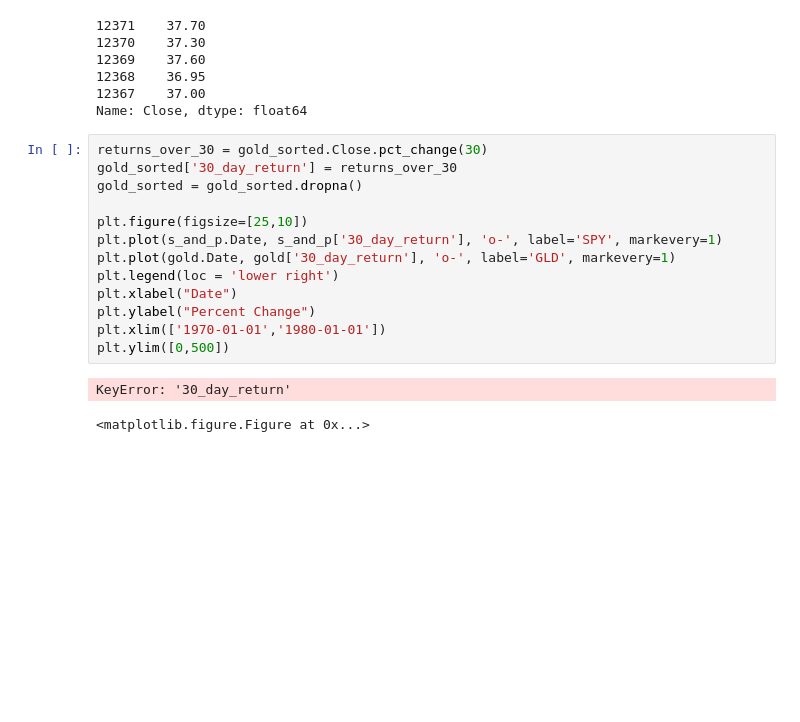
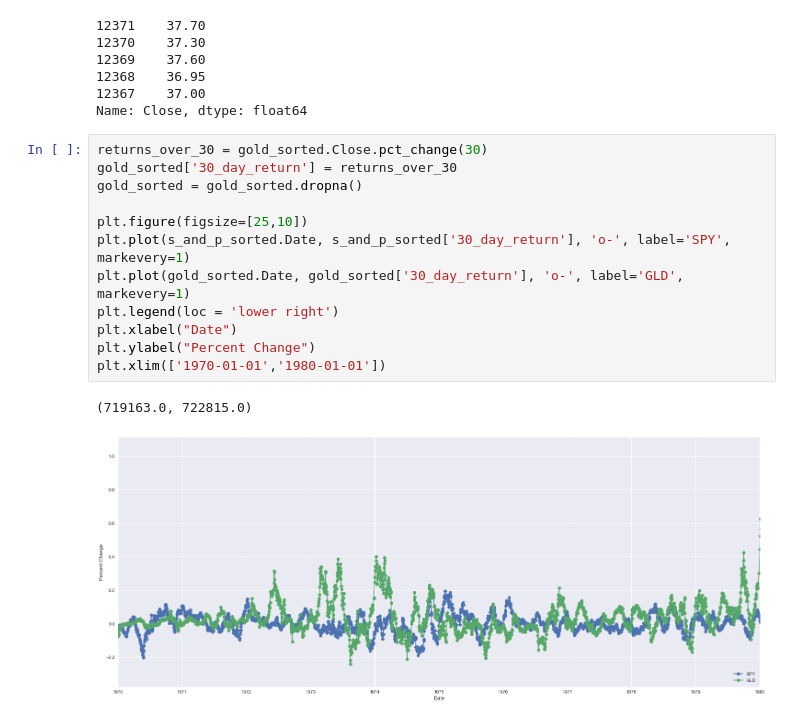
Before and after one commit to parths23/finance-investment-side-projects, a Jupyter notebook: analysis/models/Exploratory Analysis.ipynb, the cells around one changed output. Drawn from its saved outputs; the diff is of its cells as text; blank space fills up the shorter version.

Commit message:
updated graphs of 30 day moving interval

```diff
--- a/analysis/models/Exploratory Analysis.ipynb
+++ b/analysis/models/Exploratory Analysis.ipynb
@@ -183,16 +183,15 @@ Name: Close, dtype: float64
 # %%
 returns_over_30 = gold_sorted.Close.pct_change(30)
 gold_sorted['30_day_return'] = returns_over_30
 gold_sorted = gold_sorted.dropna()
 
 plt.figure(figsize=[25,10])
-plt.plot(s_and_p.Date, s_and_p['30_day_return'], 'o-', label='SPY', markevery=1)
-plt.plot(gold.Date, gold['30_day_return'], 'o-', label='GLD', markevery=1)
+plt.plot(s_and_p_sorted.Date, s_and_p_sorted['30_day_return'], 'o-', label='SPY', markevery=1)
+plt.plot(gold_sorted.Date, gold_sorted['30_day_return'], 'o-', label='GLD', markevery=1)
 plt.legend(loc = 'lower right')
 plt.xlabel("Date")
 plt.ylabel("Percent Change")
 plt.xlim(['1970-01-01','1980-01-01'])
-plt.ylim([0,500])
 # %% [output]
-KeyError: '30_day_return'
+(719163.0, 722815.0)
-<matplotlib.figure.Figure at 0x...>
+[figure, added]
```
Also changed, not shown: parts of 1 cell of this notebook.
